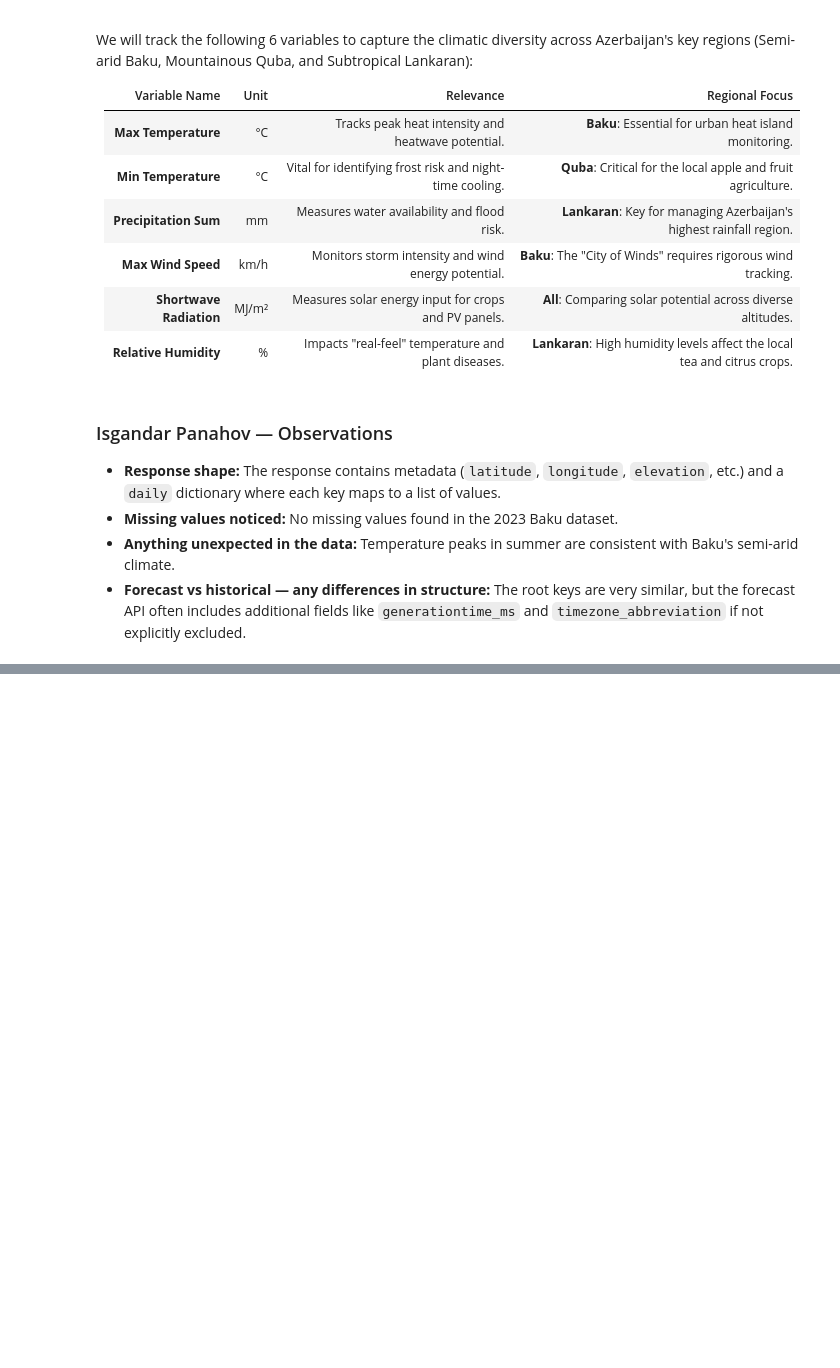
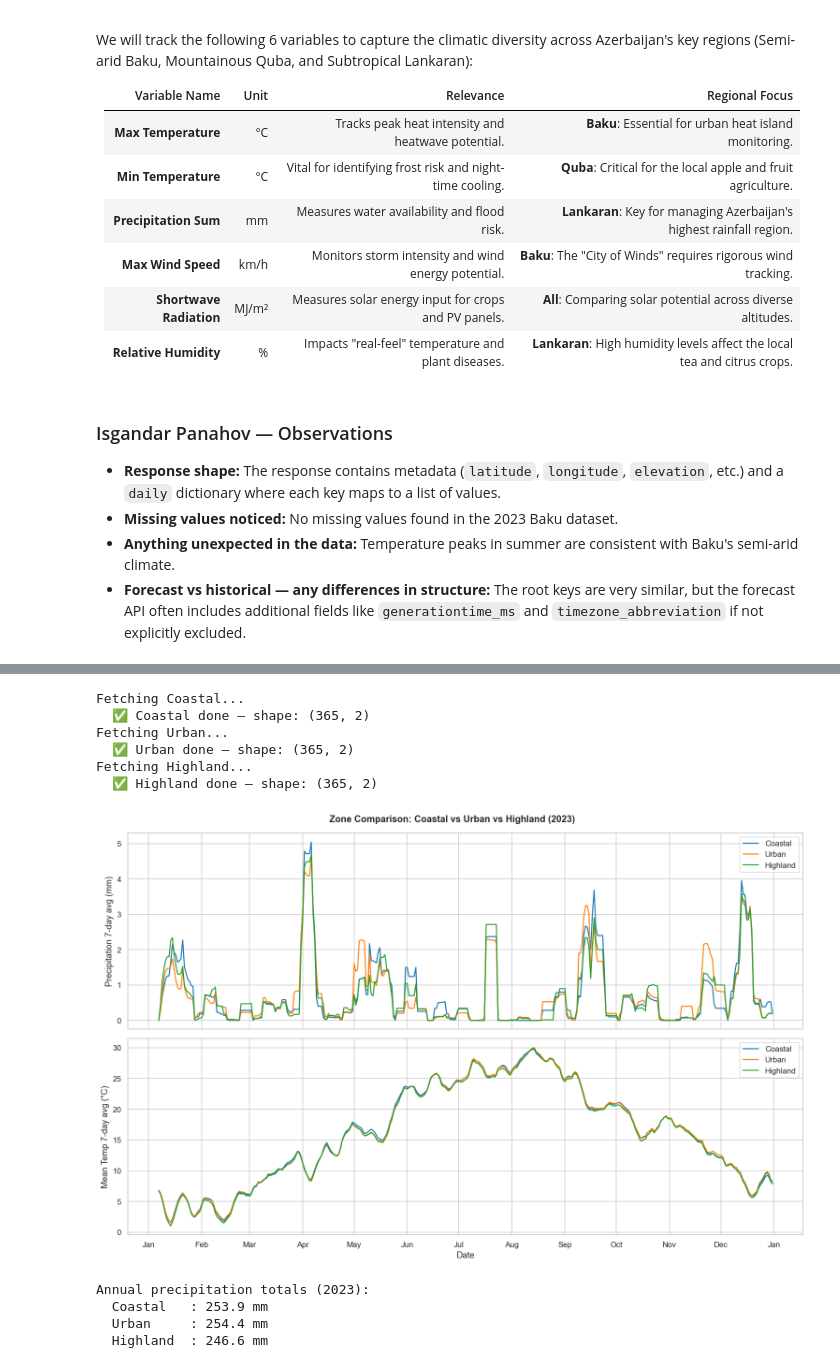
Before and after one commit to AliAgabalayev/Baku-Sentinel-Advanced-Flash-Flood-Forecasting-System, a Jupyter notebook: notebooks/day_01_exploration.ipynb, the cells around one changed output, grey strips where cells are left out. Drawn from its saved outputs; the diff is of its cells as text; code cells hidden in the pictures; blank space fills up the shorter version.

```diff
--- a/notebooks/day_01_exploration.ipynb
+++ b/notebooks/day_01_exploration.ipynb
@@ -382 +666,77 @@ We will track the following 6 variables to capture the climatic diversity across
+# %%
+# ── 8. Multi-zone precipitation comparison (all 3 Baku zones) ────────────
+import time
+
+def fetch_with_retry(url, params, retries=3, timeout=20, backoff=5):
+    """GET request with timeout + retry. Raises on final failure."""
+    for attempt in range(1, retries + 1):
+        try:
+            r = requests.get(url, params=params, timeout=timeout)
+            r.raise_for_status()
+            return r
+        except requests.exceptions.Timeout:
+            print(f'  ⏱ Timeout — attempt {attempt}/{retries}. Retrying in {backoff}s...')
+            if attempt < retries:
+                time.sleep(backoff)
+        except requests.exceptions.RequestException as e:
+            print(f'  ❌ Request error: {e}')
+            raise
+    raise TimeoutError(f'All {retries} attempts failed for {url}')
+
+zone_dfs = {}
+for z in BAKU_ZONES:
+    print(f'Fetching {z["zone"]}...')
+    p = {
+        'latitude'   : z['latitude'],
+        'longitude'  : z['longitude'],
+        'start_date' : '2023-01-01',
+        'end_date'   : '2023-12-31',
+        'daily'      : 'precipitation_sum,temperature_2m_mean',
+        'timezone'   : 'auto',
+    }
+    r = fetch_with_retry(HISTORICAL_URL, p)
+    tmp = pd.DataFrame(r.json()['daily'])
+    tmp['time'] = pd.to_datetime(tmp['time'])
+    tmp.set_index('time', inplace=True)
+    zone_dfs[z['zone']] = tmp
+    print(f'  {z["zone"]} done — shape: {tmp.shape}')
+    time.sleep(1)   # polite delay between requests
+
+fig, axes = plt.subplots(2, 1, figsize=(14, 9), sharex=True)
+fig.suptitle('Zone Comparison: Coastal vs Urban vs Highland (2023)', fontsize=13, fontweight='bold')
+
+colors_z = {'Coastal': '#1f77b4', 'Urban': '#ff7f0e', 'Highland': '#2ca02c'}
+for zname, zdf in zone_dfs.items():
+    axes[0].plot(zdf.index, zdf['precipitation_sum'].rolling(7).mean(),
+                 label=zname, color=colors_z[zname], linewidth=1.5)
+    axes[1].plot(zdf.index, zdf['temperature_2m_mean'].rolling(7).mean(),
+                 label=zname, color=colors_z[zname], linewidth=1.5)
+
+axes[0].set_ylabel('Precipitation 7-day avg (mm)')
+axes[0].legend()
+axes[1].set_ylabel('Mean Temp 7-day avg (°C)')
+axes[1].set_xlabel('Date')
+axes[1].legend()
+
+axes[1].xaxis.set_major_locator(mdates.MonthLocator())
+axes[1].xaxis.set_major_formatter(mdates.DateFormatter('%b'))
+plt.tight_layout()
+plt.show()
+
+annual_precip = {z: df_z['precipitation_sum'].sum() for z, df_z in zone_dfs.items()}
+print('\nAnnual precipitation totals (2023):')
+for z, v in annual_precip.items():
+    print(f'  {z:10s}: {v:.1f} mm')
+# %% [output]
+Fetching Coastal...
+  ✅ Coastal done — shape: (365, 2)
+Fetching Urban...
+  ✅ Urban done — shape: (365, 2)
+Fetching Highland...
+  ✅ Highland done — shape: (365, 2)
+[figure, added]
+Annual precipitation totals (2023):
+  Coastal   : 253.9 mm
+  Urban     : 254.4 mm
+  Highland  : 246.6 mm
 # %% [markdown]
```
Also changed, not shown: parts of 12 cells of this notebook.
